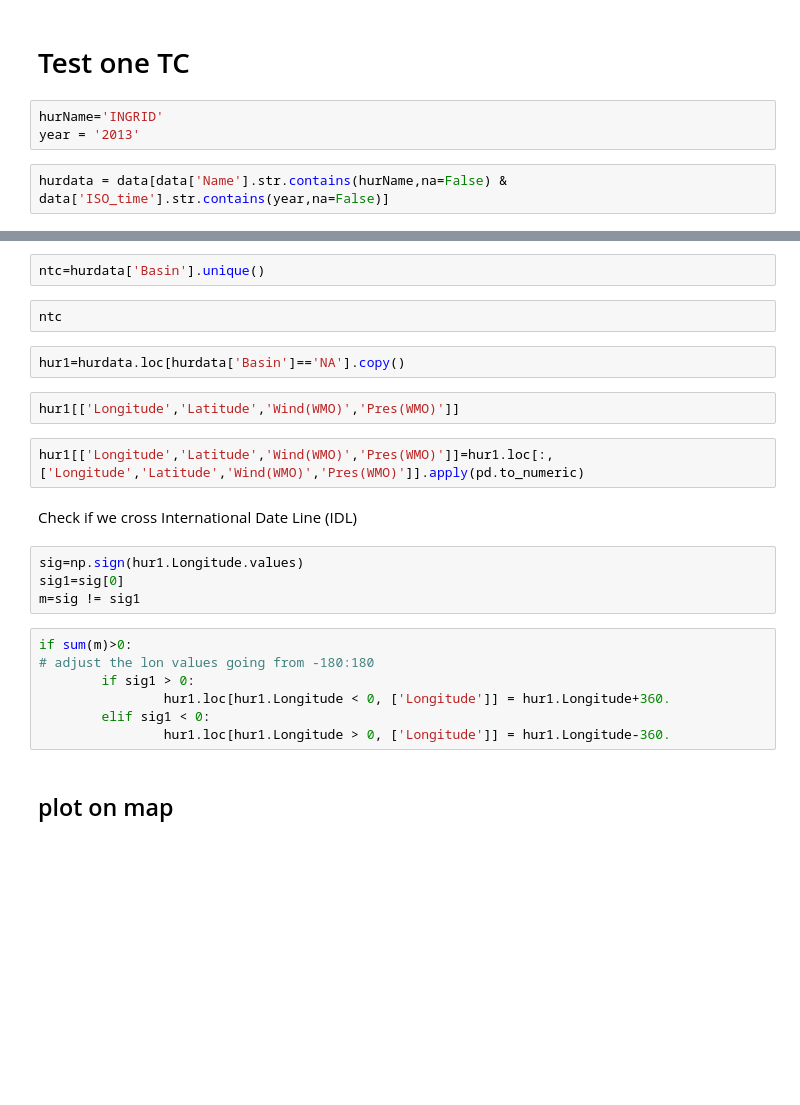
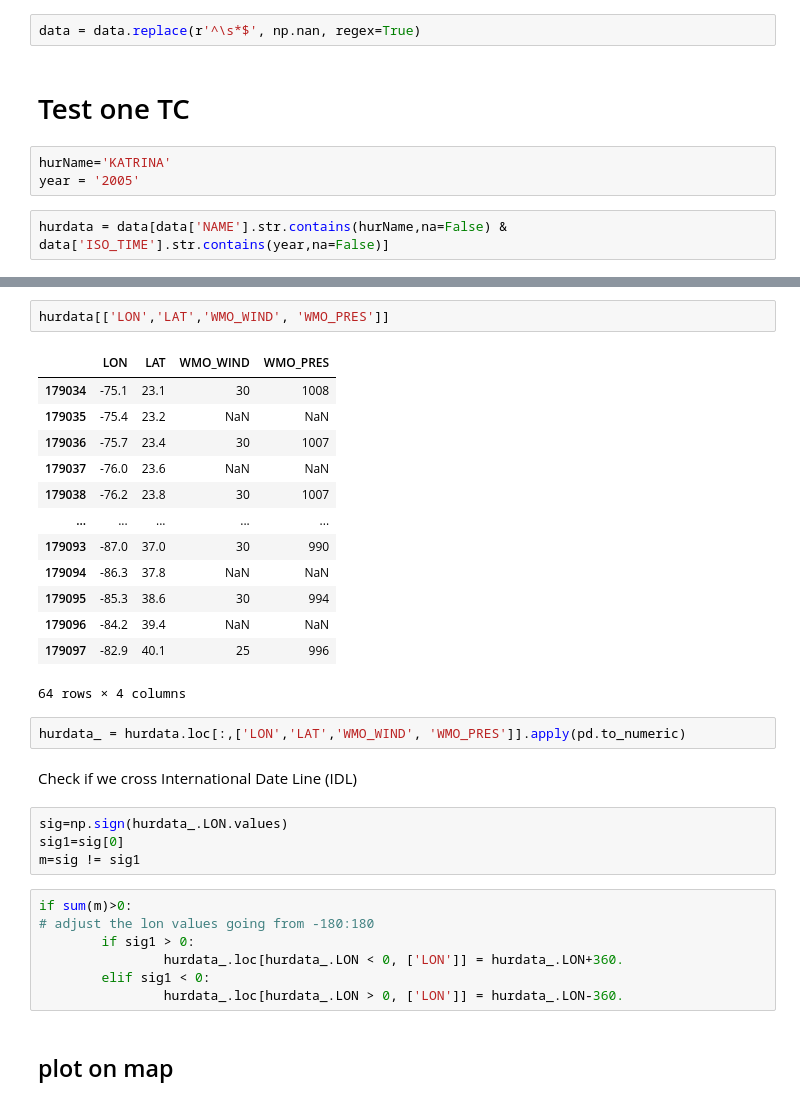
Before and after one commit to brey/TCML, a Jupyter notebook: Best_Track_data.ipynb, the cells around one changed output, grey strips where cells are left out. Saved outputs shown, nothing was run; the diff lists cells and outputs as text; blank space fills up the shorter version.

```diff
--- a/Best_Track_data.ipynb
+++ b/Best_Track_data.ipynb
@@ -38,9 +74,11 @@ data.shape
+# %%
+data = data.replace(r'^\s*$', np.nan, regex=True)
 # %% [markdown]
 # Test one TC
 # %%
-hurName='INGRID'
-year = '2013'
+hurName='KATRINA'
+year = '2005'
 # %%
-hurdata = data[data['Name'].str.contains(hurName,na=False) & data['ISO_time'].str.contains(year,na=False)]
+hurdata = data[data['NAME'].str.contains(hurName,na=False) & data['ISO_TIME'].str.contains(year,na=False)]
 # %%
 hurdata.iloc[0]
@@ -49,25 +102,33 @@ hurdata.shape
-# %%
-ntc=hurdata['Basin'].unique()
-# %%
-ntc
-# %%
-hur1=hurdata.loc[hurdata['Basin']=='NA'].copy()
-# %%
-hur1[['Longitude','Latitude','Wind(WMO)','Pres(WMO)']]
-# %%
-hur1[['Longitude','Latitude','Wind(WMO)','Pres(WMO)']]=hur1.loc[:,['Longitude','Latitude','Wind(WMO)','Pres(WMO)']].apply(pd.to_numeric)
+# %%
+hurdata[['LON','LAT','WMO_WIND', 'WMO_PRES']]
+# %% [output]
+|  | LON | LAT | WMO_WIND | WMO_PRES |
+| 179034 | -75.1 | 23.1 | 30 | 1008 |
+| 179035 | -75.4 | 23.2 | NaN | NaN |
+| 179036 | -75.7 | 23.4 | 30 | 1007 |
+| 179037 | -76.0 | 23.6 | NaN | NaN |
+| 179038 | -76.2 | 23.8 | 30 | 1007 |
+| ... | ... | ... | ... | ... |
+| 179093 | -87.0 | 37.0 | 30 | 990 |
+| 179094 | -86.3 | 37.8 | NaN | NaN |
+| 179095 | -85.3 | 38.6 | 30 | 994 |
+| 179096 | -84.2 | 39.4 | NaN | NaN |
+| 179097 | -82.9 | 40.1 | 25 | 996 |
+64 rows × 4 columns
+# %%
+hurdata_ = hurdata.loc[:,['LON','LAT','WMO_WIND', 'WMO_PRES']].apply(pd.to_numeric)
 # %% [markdown]
 Check if we cross International Date Line (IDL)
 # %%
-sig=np.sign(hur1.Longitude.values)
+sig=np.sign(hurdata_.LON.values)
 sig1=sig[0]
 m=sig != sig1
 # %%
 if sum(m)>0:
 # adjust the lon values going from -180:180
         if sig1 > 0:
-                hur1.loc[hur1.Longitude < 0, ['Longitude']] = hur1.Longitude+360.
+                hurdata_.loc[hurdata_.LON < 0, ['LON']] = hurdata_.LON+360.
         elif sig1 < 0:
-                hur1.loc[hur1.Longitude > 0, ['Longitude']] = hur1.Longitude-360.
+                hurdata_.loc[hurdata_.LON > 0, ['LON']] = hurdata_.LON-360.
 # %% [markdown]
 ## plot on map
```
Also changed, not shown: parts of 24 cells of this notebook, 2 other files.
